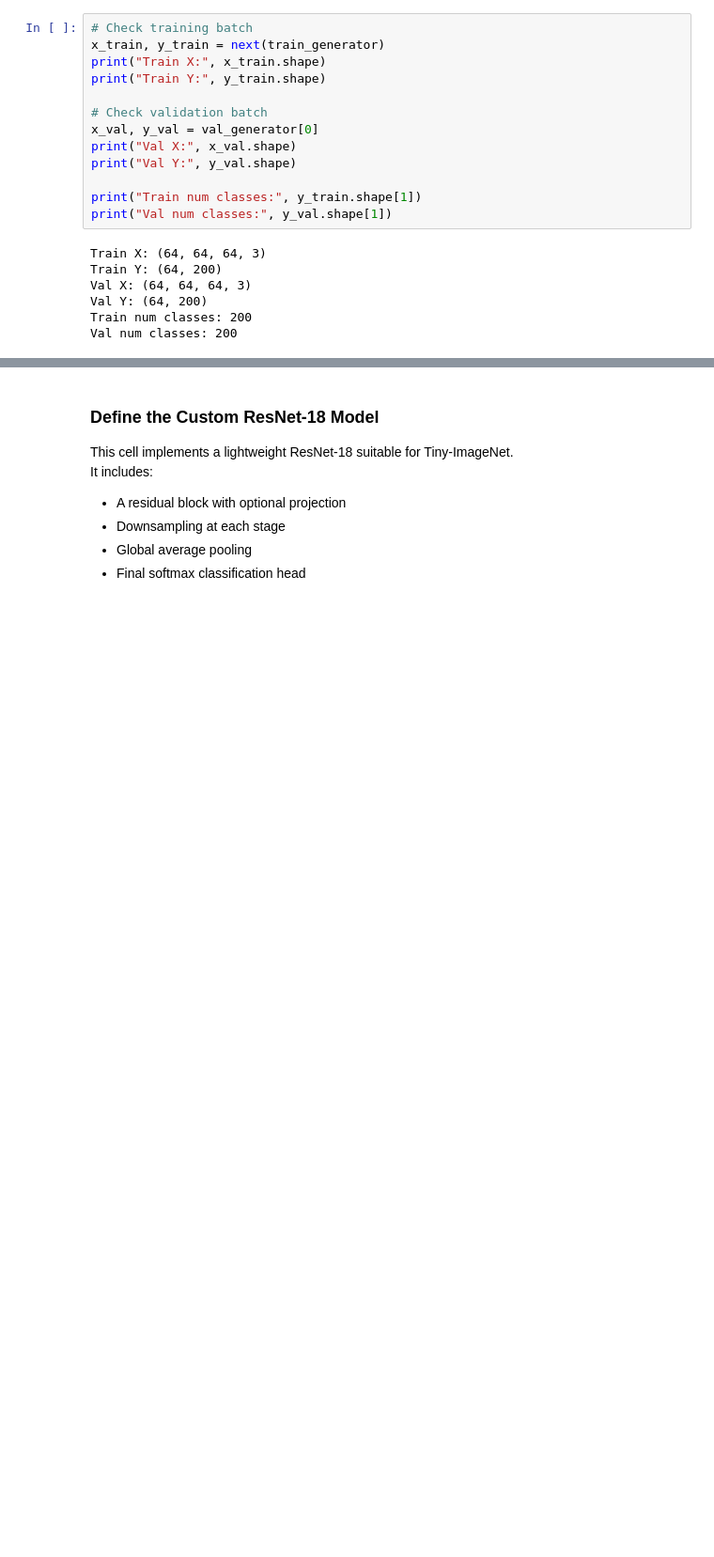
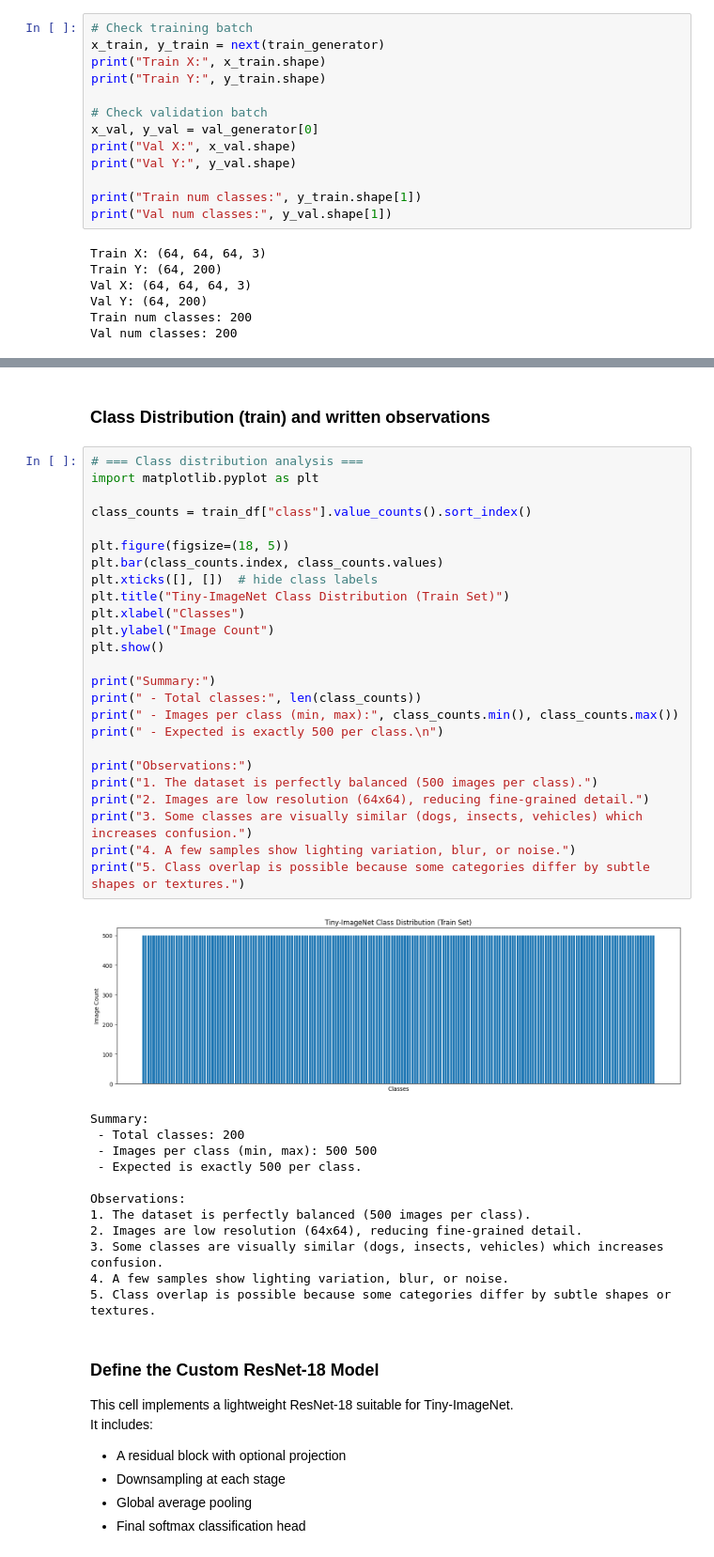
Before and after one commit to bbyrd2021/BigDataAssignment4, a Jupyter notebook: tiny_imagenet_assignment_colab.ipynb, the cells around one changed output, grey strips where cells are left out. Shown: that part at 94% size. Cells and saved outputs as stored; diff of their text form; blank space fills up the shorter version.

```diff
--- a/tiny_imagenet_assignment_colab.ipynb
+++ b/tiny_imagenet_assignment_colab.ipynb
@@ -212,3 +284,43 @@ Val num classes: 200
+# %% [markdown]
+### Class Distribution (train) and written observations
+# %%
+# === Class distribution analysis ===
+import matplotlib.pyplot as plt
+
+class_counts = train_df["class"].value_counts().sort_index()
+
+plt.figure(figsize=(18, 5))
+plt.bar(class_counts.index, class_counts.values)
+plt.xticks([], [])  # hide class labels
+plt.title("Tiny-ImageNet Class Distribution (Train Set)")
+plt.xlabel("Classes")
+plt.ylabel("Image Count")
+plt.show()
+
+print("Summary:")
+print(" - Total classes:", len(class_counts))
+print(" - Images per class (min, max):", class_counts.min(), class_counts.max())
+print(" - Expected is exactly 500 per class.\n")
+
+print("Observations:")
+print("1. The dataset is perfectly balanced (500 images per class).")
+print("2. Images are low resolution (64x64), reducing fine-grained detail.")
+print("3. Some classes are visually similar (dogs, insects, vehicles) which increases confusion.")
+print("4. A few samples show lighting variation, blur, or noise.")
+print("5. Class overlap is possible because some categories differ by subtle shapes or textures.")
+# %% [output]
+[figure, added]
+Summary:
+ - Total classes: 200
+ - Images per class (min, max): 500 500
+ - Expected is exactly 500 per class.
+
+Observations:
+1. The dataset is perfectly balanced (500 images per class).
+2. Images are low resolution (64x64), reducing fine-grained detail.
+3. Some classes are visually similar (dogs, insects, vehicles) which increases confusion.
+4. A few samples show lighting variation, blur, or noise.
+5. Class overlap is possible because some categories differ by subtle shapes or textures.
 # %% [markdown]
 ### Define the Custom ResNet-18 Model
 This cell implements a lightweight ResNet-18 suitable for Tiny-ImageNet.
```
Also changed, not shown: parts of 11 cells of this notebook.
